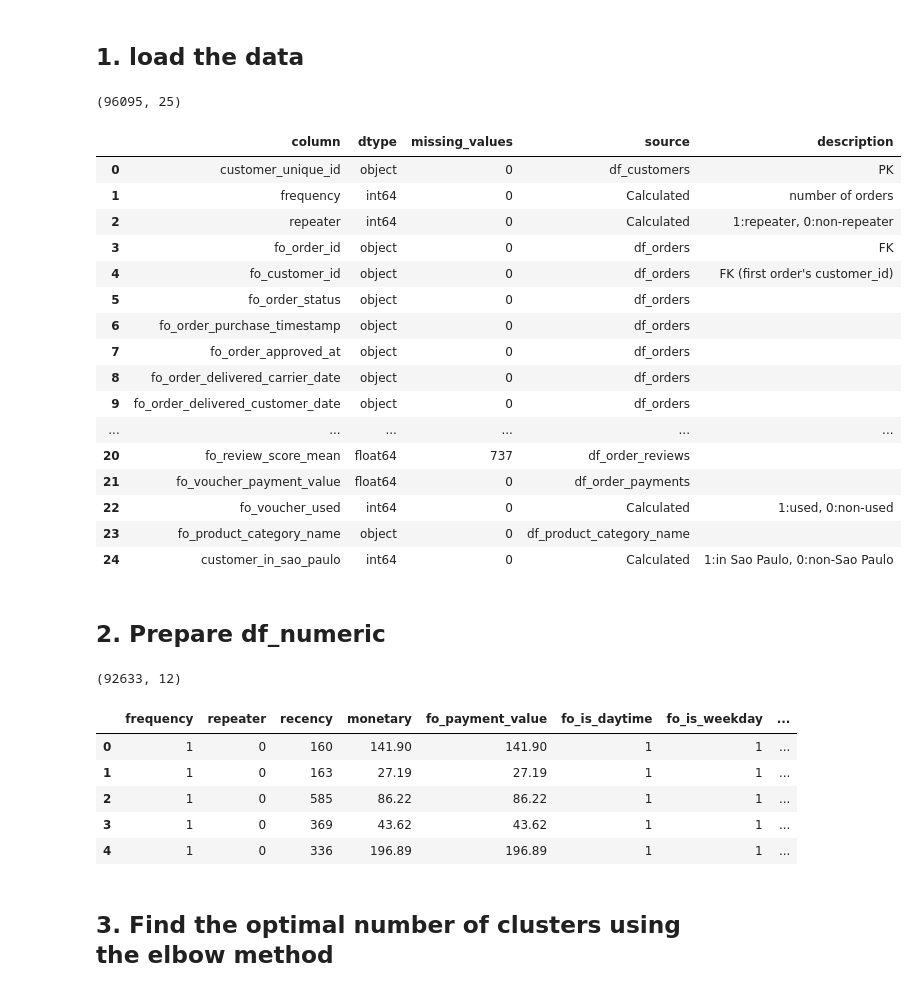
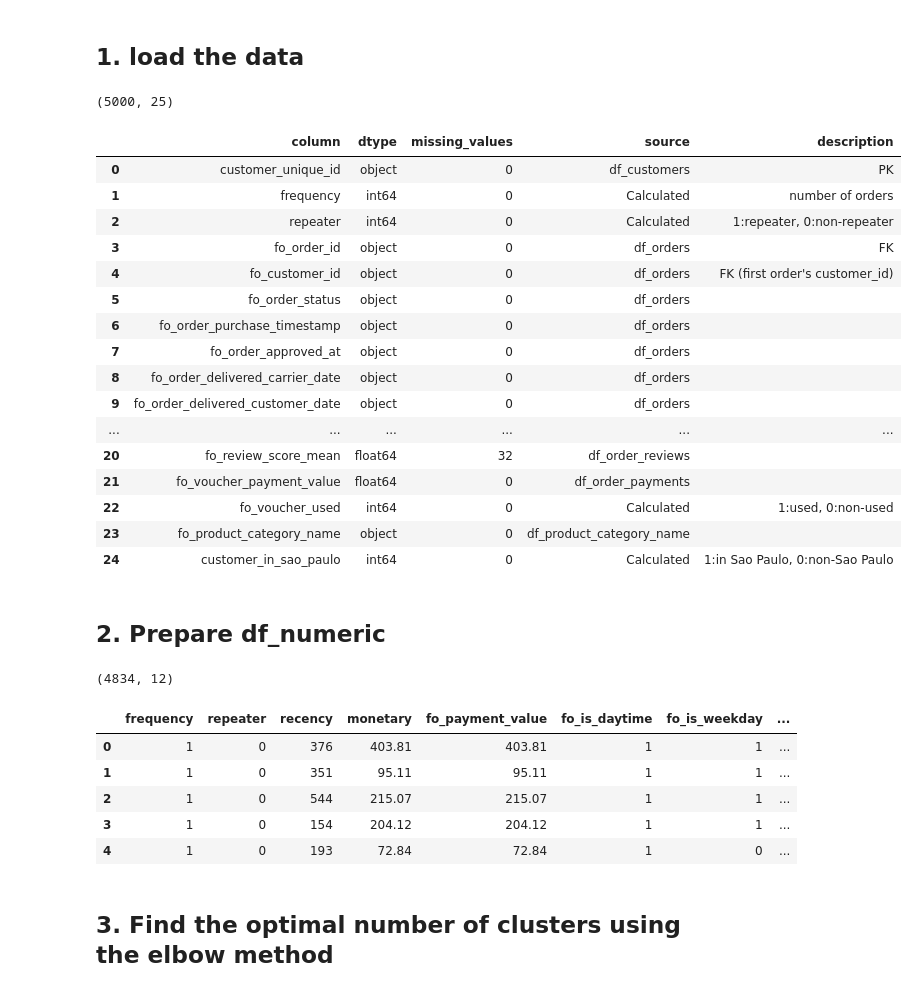
Before and after one commit to Yuki-bach/marketing, a Jupyter notebook: notebooks/methodology_kmeans.ipynb, the cells around one changed output. Cells and saved outputs as stored; diff of their text form; code cells hidden in the pictures.

```diff
--- a/notebooks/methodology_kmeans.ipynb
+++ b/notebooks/methodology_kmeans.ipynb
@@ -36,32 +36,32 @@ This is the next step after methodology submission assignment.
 # %%
 from utils import get_df_description
 
 # load df
-df = pd.read_csv('../datasets/df_train.csv')
+df = pd.read_csv('../datasets/df_sample_5000.csv')
 print(df.shape)
 
 # load json file
 description_json = json.load(open('df_train_description.json', 'r'))
 description_json_df = pd.DataFrame(description_json)
 
 # get df_description
 df_description = get_df_description(df, description_json_df)
 df_description
 # %% [output]
-(96095, 25)
+(5000, 25)
 |  | column | dtype | missing_values | source | description |
 | 0 | customer_unique_id | object | 0 | df_customers | PK |
 | 1 | frequency | int64 | 0 | Calculated | number of orders |
 | 2 | repeater | int64 | 0 | Calculated | 1:repeater, 0:non-repeater |
 | 3 | fo_order_id | object | 0 | df_orders | FK |
 | 4 | fo_customer_id | object | 0 | df_orders | FK (first order's customer_id) |
 | 5 | fo_order_status | object | 0 | df_orders |  |
 | 6 | fo_order_purchase_timestamp | object | 0 | df_orders |  |
 | 7 | fo_order_approved_at | object | 0 | df_orders |  |
 | 8 | fo_order_delivered_carrier_date | object | 0 | df_orders |  |
 | 9 | fo_order_delivered_customer_date | object | 0 | df_orders |  |
 | ... | ... | ... | ... | ... | ... |
-| 20 | fo_review_score_mean | float64 | 737 | df_order_reviews |  |
+| 20 | fo_review_score_mean | float64 | 32 | df_order_reviews |  |
 | 21 | fo_voucher_payment_value | float64 | 0 | df_order_payments |  |
 | 22 | fo_voucher_used | int64 | 0 | Calculated | 1:used, 0:non-used |
 | 23 | fo_product_category_name | object | 0 | df_product_category_name |  |
@@ -75,13 +75,13 @@ df_numeric = df_numeric.drop(columns=['customer_zip_code_prefix']) ## qualitativ
 print(df_numeric.shape)
 df_numeric.head()
 # %% [output]
-(92633, 12)
+(4834, 12)
 |  | frequency | repeater | recency | monetary | fo_payment_value | fo_is_daytime | fo_is_weekday | ... |
-| 0 | 1 | 0 | 160 | 141.90 | 141.90 | 1 | 1 | ... |
-| 1 | 1 | 0 | 163 | 27.19 | 27.19 | 1 | 1 | ... |
-| 2 | 1 | 0 | 585 | 86.22 | 86.22 | 1 | 1 | ... |
-| 3 | 1 | 0 | 369 | 43.62 | 43.62 | 1 | 1 | ... |
-| 4 | 1 | 0 | 336 | 196.89 | 196.89 | 1 | 1 | ... |
+| 0 | 1 | 0 | 376 | 403.81 | 403.81 | 1 | 1 | ... |
+| 1 | 1 | 0 | 351 | 95.11 | 95.11 | 1 | 1 | ... |
+| 2 | 1 | 0 | 544 | 215.07 | 215.07 | 1 | 1 | ... |
+| 3 | 1 | 0 | 154 | 204.12 | 204.12 | 1 | 1 | ... |
+| 4 | 1 | 0 | 193 | 72.84 | 72.84 | 1 | 0 | ... |
 # %% [markdown]
 ## 3. Find the optimal number of clusters using the elbow method
 # %%
```
Also changed, not shown: parts of 5 cells of this notebook, 3 other files.
